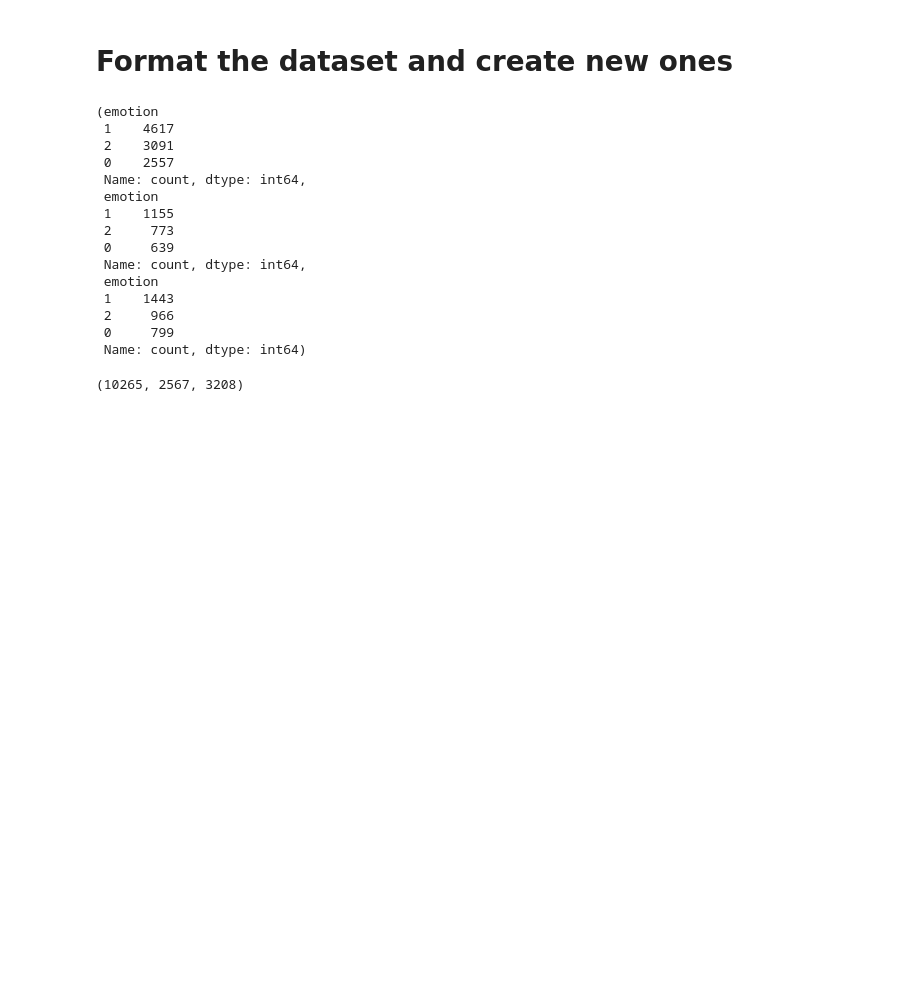
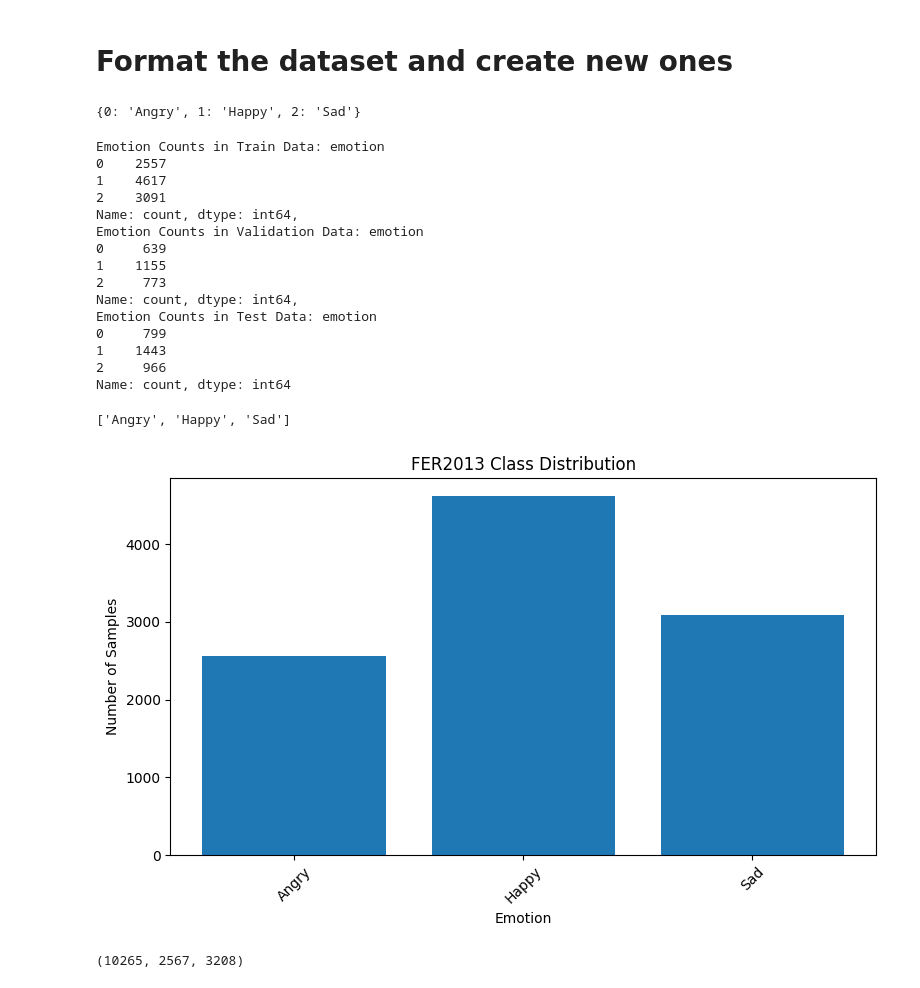
Before and after one commit to hari-vash/Mood-Detector, a Jupyter notebook: experiments/experimentation.ipynb, the cells around one changed output. Cells and saved outputs as stored; diff of their text form; code cells hidden in the pictures; blank space fills up the shorter version.

```diff
--- a/experiments/experimentation.ipynb
+++ b/experiments/experimentation.ipynb
@@ -79,24 +80,46 @@ def preprocess(dataframe):
 # %%
 dataframe = pd.read_csv("..//data//raw//train.csv")
 train_dataframe, validation_dataframe, test_dataframe = preprocess(dataframe)
+# %%
+class_labels = {0:"Angry",1:"Happy",2:"Sad"}
+class_labels
+# %% [output]
+{0: 'Angry', 1: 'Happy', 2: 'Sad'}
 # %%
-train_dataframe['emotion'].value_counts(), validation_dataframe['emotion'].value_counts(), test_dataframe['emotion'].value_counts()
+emotion_count_train, emotion_count_validation, emotion_count_test = train_dataframe['emotion'].value_counts().sort_index(), validation_dataframe['emotion'].value_counts().sort_index(), test_dataframe['emotion'].value_counts().sort_index()
+print(f"Emotion Counts in Train Data: {emotion_count_train}, \nEmotion Counts in Validation Data: {emotion_count_validation}, \nEmotion Counts in Test Data: {emotion_count_test}")
 # %% [output]
-(emotion
- 1    4617
- 2    3091
- 0    2557
- Name: count, dtype: int64,
- emotion
- 1    1155
- 2     773
- 0     639
- Name: count, dtype: int64,
- emotion
- 1    1443
- 2     966
- 0     799
- Name: count, dtype: int64)
+Emotion Counts in Train Data: emotion
+0    2557
+1    4617
+2    3091
+Name: count, dtype: int64,
+Emotion Counts in Validation Data: emotion
+0     639
+1    1155
+2     773
+Name: count, dtype: int64,
+Emotion Counts in Test Data: emotion
+0     799
+1    1443
+2     966
+Name: count, dtype: int64
+# %%
+labels = [class_labels[i] for i in emotion_count_train.index]
+labels
+# %% [output]
+['Angry', 'Happy', 'Sad']
+# %%
+plt.figure(figsize=(8,5))
+plt.bar(labels, emotion_count_train.values)
+plt.title("FER2013 Class Distribution")
+plt.xlabel("Emotion")
+plt.ylabel("Number of Samples")
+plt.xticks(rotation=45)
+plt.tight_layout()
+plt.show()
+# %% [output]
+[figure, added]
 # %%
 len(train_dataframe),len(validation_dataframe),len(test_dataframe)
 # %% [output]
```
Also changed, not shown: parts of 12 cells of this notebook.
